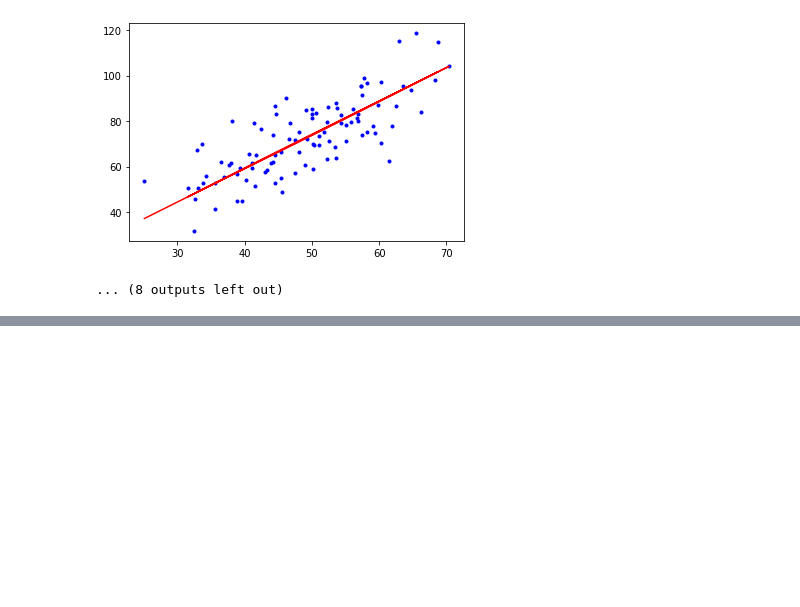
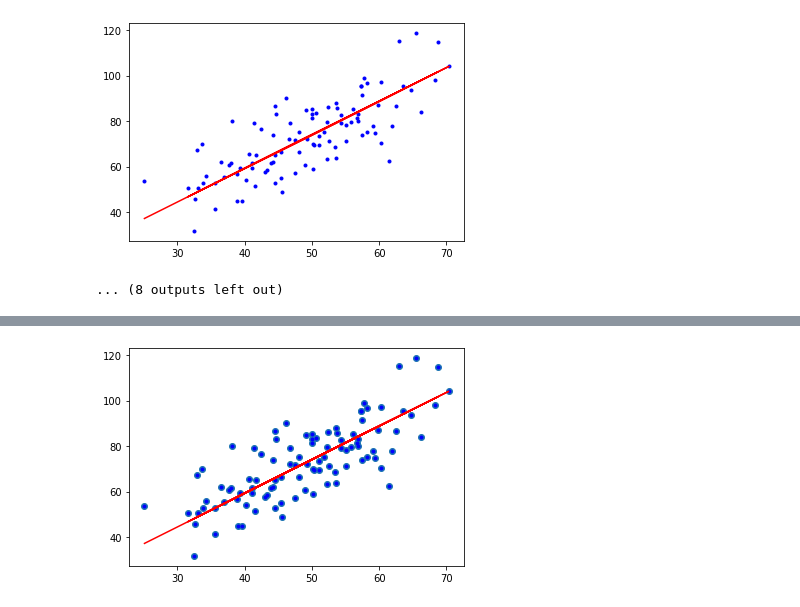
Before and after one commit to Yousefcheng/data-mining, a Jupyter notebook: 回归模型/回归模型/logit.ipynb, the cells around one changed output, grey strips where cells are left out. Drawn from its saved outputs; the diff is of its cells as text; code cells hidden in the pictures; blank space fills up the shorter version.

```diff
--- a/回归模型/回归模型/logit.ipynb
+++ b/回归模型/回归模型/logit.ipynb
@@ -114,0 +187,41 @@ k,b=gradient_descent_runner(x_data, y_data, b, k, lr, 50)
+# %%
+import numpy as np
+import matplotlib.pyplot as plt
+#导入数据
+data = np.genfromtxt("data.csv",delimiter=',')
+x_data = data[:,0]
+y_data = data[:,1]
+#散点图
+plt.scatter(x_data,y_data)
+
+lr=0.000001
+b=0
+k=0
+epochs=100
+
+#评价函数
+def compute_error(b,k):
+    err=0
+    for i in range(len(x_data)):
+        err+=(y_data[i]-(k*x_data[i]+b))**2
+    return err/float(len(x_data))/2
+
+#梯度下降法，评价函数求偏倒数，求k,b使得评价函数最小
+
+def gradient_descent_runner(x_data,y_data,b,k,lr,epochs):
+    m=len(x_data)
+    for j in range(epochs):
+        tmp_b=0
+        tmp_k=0
+        for i in range(m):
+            tmp_b+=k*x_data[i]+b-y_data[i]
+            tmp_k+=(k*x_data[i]+b-y_data[i])*x_data[i]
+        b-=lr*tmp_b
+        k-=lr*tmp_k
+    return b,k
+b,k=gradient_descent_runner(x_data,y_data,b,k,lr,epochs)
+plt.plot(x_data, y_data, 'b.')
+plt.plot(x_data, k * x_data + b, 'r')
+plt.show()
+# %% [output]
+[figure, added]
```
Also changed, not shown: parts of 1 cell of this notebook, 4 other files.
